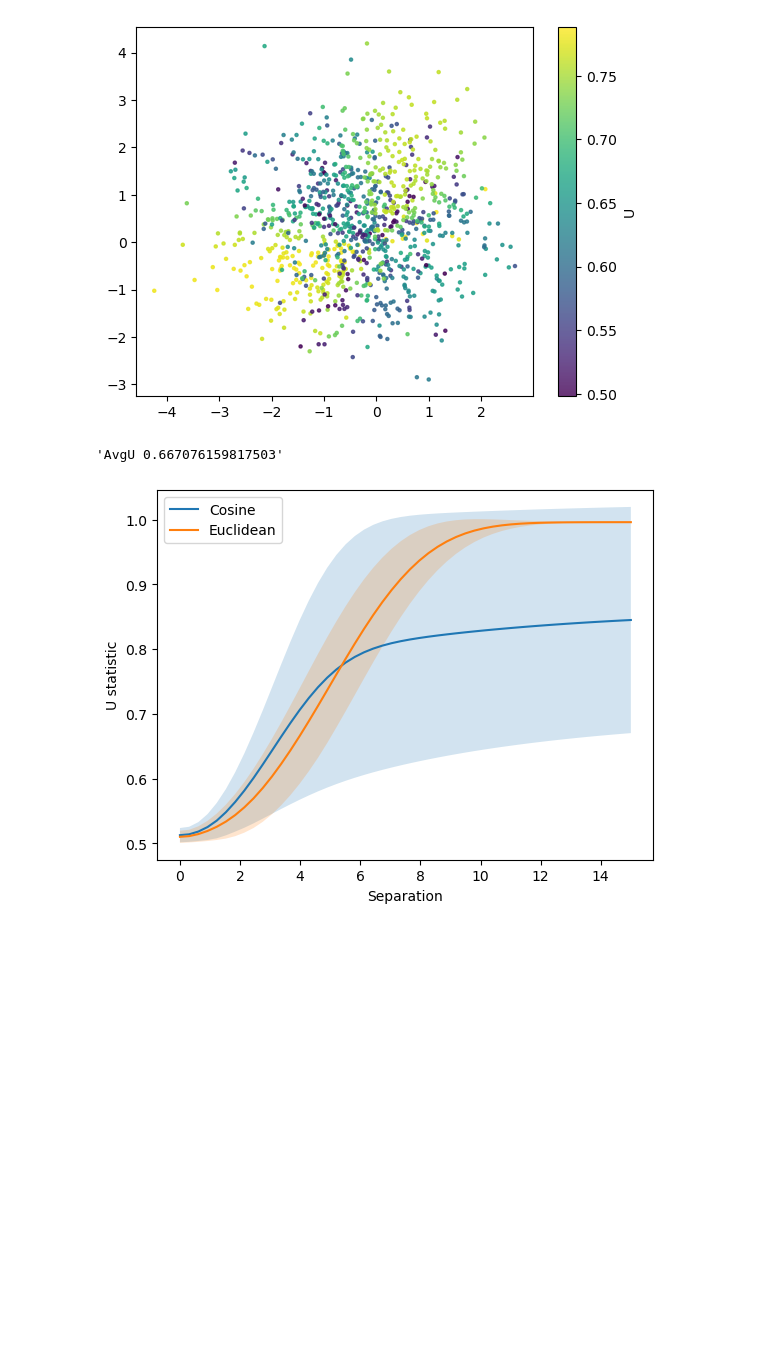
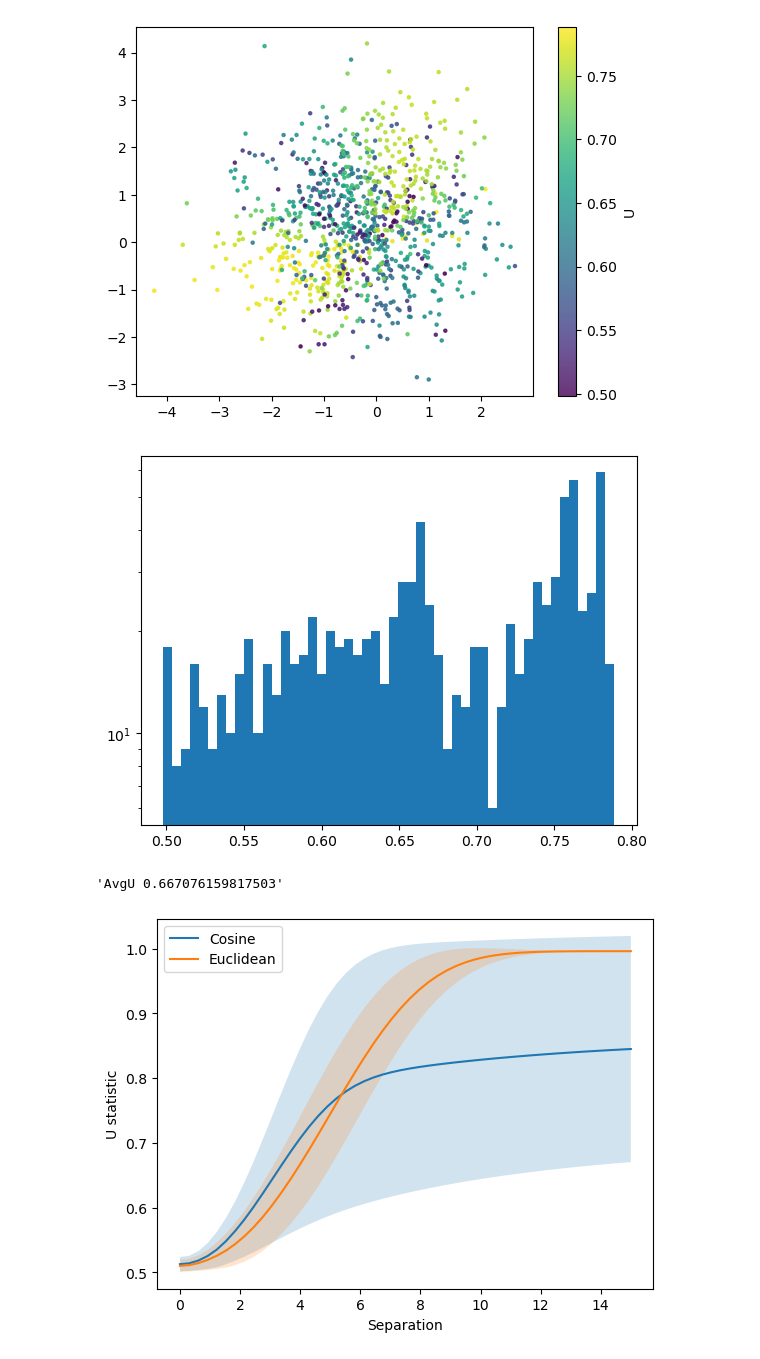
Before and after one commit to habla-liaa/multidimensional-wilcoxon-mann-whitney, a Jupyter notebook: example/Demo.ipynb, the cells around one changed output. Saved outputs shown, nothing was run; the diff lists cells and outputs as text; code cells hidden in the pictures; blank space fills up the shorter version.

```diff
--- a/example/Demo.ipynb
+++ b/example/Demo.ipynb
@@ -27,21 +33,26 @@ display(f"AvgU {np.mean(U)}");
 # %%
 n_samples = 1000
 centers = [(-1,  0), (0, 0), (0, 1)]
 X, y = make_blobs(n_samples=n_samples, centers=centers, shuffle=False, random_state=42)
 plt.scatter(X[:, 0], X[:, 1], c=y, alpha=0.8, s=5)
 plt.colorbar()
 plt.show()
 
 U =  multidimensional_ranksum(X, y, "cosine")
 
 plt.scatter(X[:, 0], X[:, 1], c=U, alpha=0.8, s=5)
 plt.colorbar(label="U");
+plt.show()
 
+plt.hist(U,50)
+plt.yscale("log")
 plt.show()
+
 display(f"AvgU {np.mean(U)}")
 # %% [output]
 [figure]
 [figure]
+[figure, added]
 'AvgU 0.667076159817503'
 # %%
 import pandas as pd
```
Also changed, not shown: parts of 1 cell of this notebook, 1 other file.
